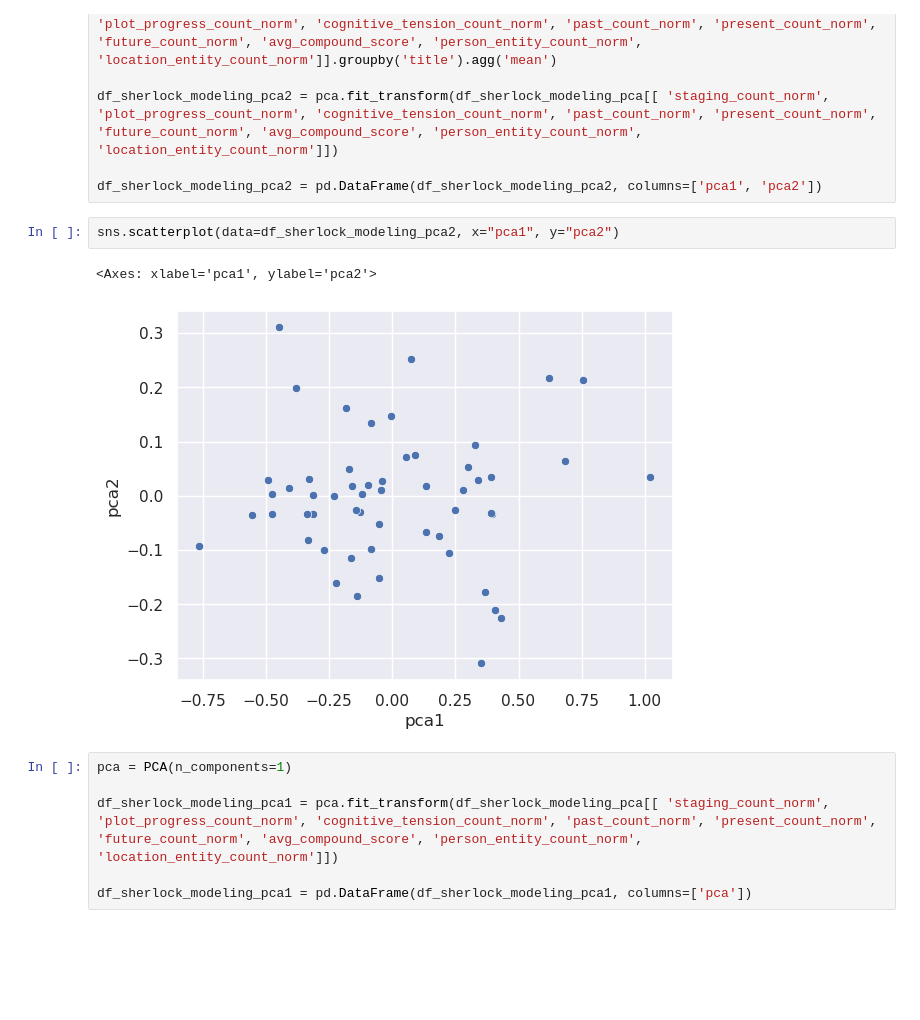
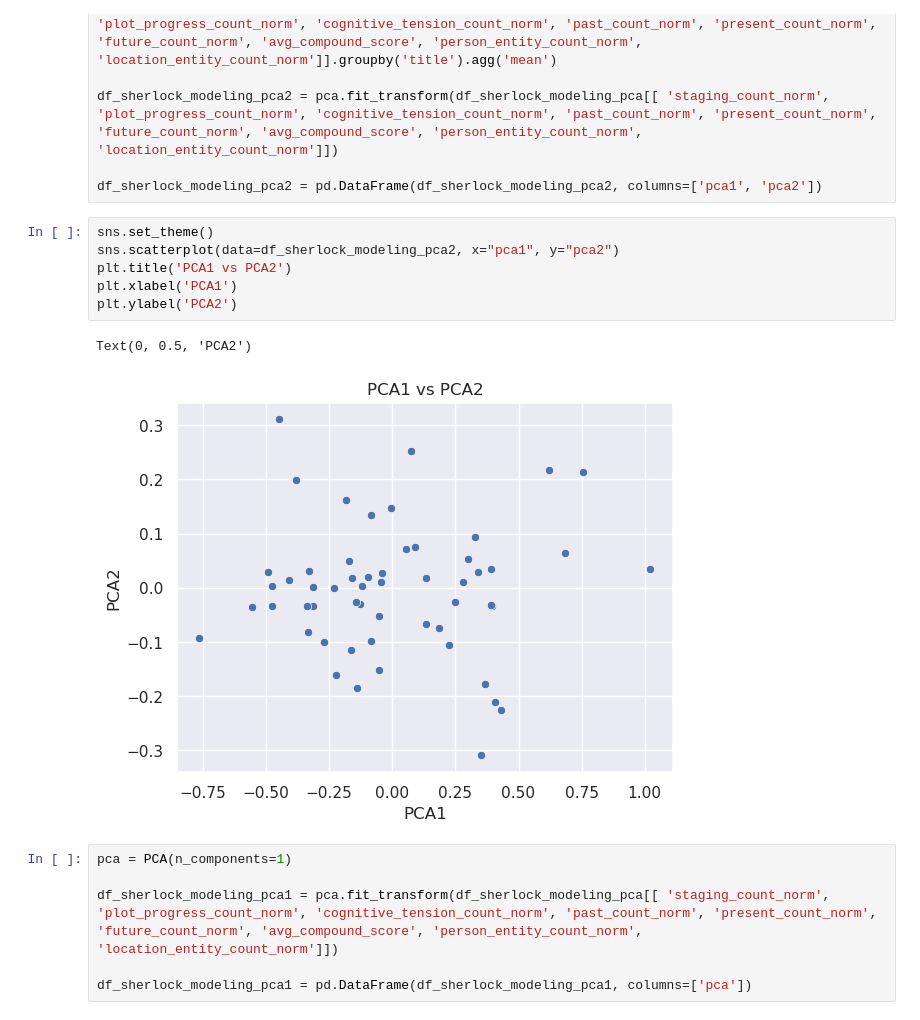
Before and after one commit to DavidSiegl/Sherlock-Holmes-Narrative-Arc, a Jupyter notebook: Code.ipynb, the cells around one changed output. Drawn from its saved outputs; the diff is of its cells as text; blank space fills up the shorter version.

```diff
--- a/Code.ipynb
+++ b/Code.ipynb
@@ -1687,10 +1598,14 @@ df_sherlock_modeling_pca2 = pca.fit_transform(df_sherlock_modeling_pca[[ 'stagin
 
 df_sherlock_modeling_pca2 = pd.DataFrame(df_sherlock_modeling_pca2, columns=['pca1', 'pca2'])
 # %%
+sns.set_theme()
 sns.scatterplot(data=df_sherlock_modeling_pca2, x="pca1", y="pca2")
+plt.title('PCA1 vs PCA2')
+plt.xlabel('PCA1')
+plt.ylabel('PCA2')
 # %% [output]
-<Axes: xlabel='pca1', ylabel='pca2'>
+Text(0, 0.5, 'PCA2')
-[figure, old version]
+[figure, new version]
 # %%
 pca = PCA(n_components=1)
 
```
Also changed, not shown: parts of 19 cells of this notebook, 1 other file.
